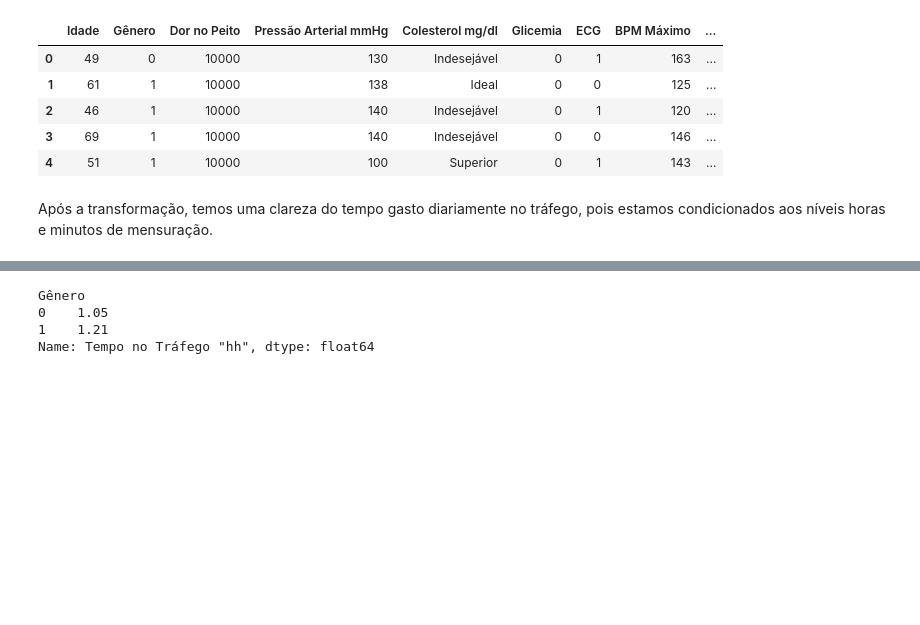
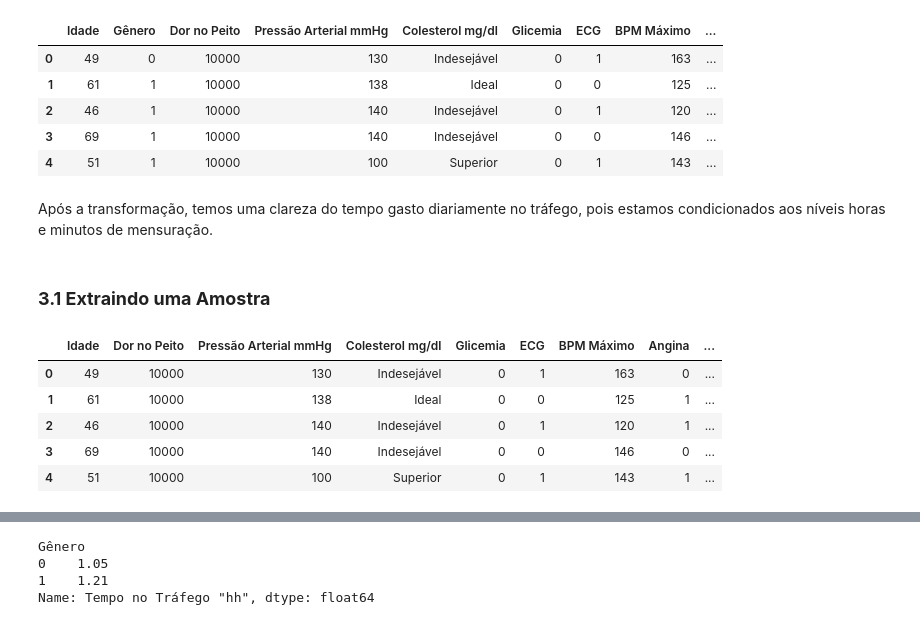
Before and after one commit to travallons/testptm, a Jupyter notebook: sex_predictor.ipynb, the cells around one changed output, grey strips where cells are left out. Drawn from its saved outputs; the diff is of its cells as text; code cells hidden in the pictures; blank space fills up the shorter version.

```diff
--- a/sex_predictor.ipynb
+++ b/sex_predictor.ipynb
@@ -163,3 +163,5 @@ data.head()
 | 4 | 51 | 1 | 10000 | 100 | Superior | 0 | 1 | 143 | ... |
 # %% [markdown]
 Após a transformação, temos uma clareza do tempo gasto diariamente no tráfego, pois estamos condicionados aos níveis horas e minutos de mensuração.
+# %% [markdown]
+### **3.1 Extraindo uma Amostra**
@@ -165,0 +170,9 @@ Após a transformação, temos uma clareza do tempo gasto diariamente no tráfeg
+# %%
+new.head()
+# %% [output]
+|  | Idade | Dor no Peito | Pressão Arterial mmHg | Colesterol mg/dl | Glicemia | ECG | BPM Máximo | Angina | ... |
+| 0 | 49 | 10000 | 130 | Indesejável | 0 | 1 | 163 | 0 | ... |
+| 1 | 61 | 10000 | 138 | Ideal | 0 | 0 | 125 | 1 | ... |
+| 2 | 46 | 10000 | 140 | Indesejável | 0 | 1 | 120 | 1 | ... |
+| 3 | 69 | 10000 | 140 | Indesejável | 0 | 0 | 146 | 0 | ... |
+| 4 | 51 | 10000 | 100 | Superior | 0 | 1 | 143 | 1 | ... |
```
Also changed, not shown: parts of 5 cells of this notebook.
